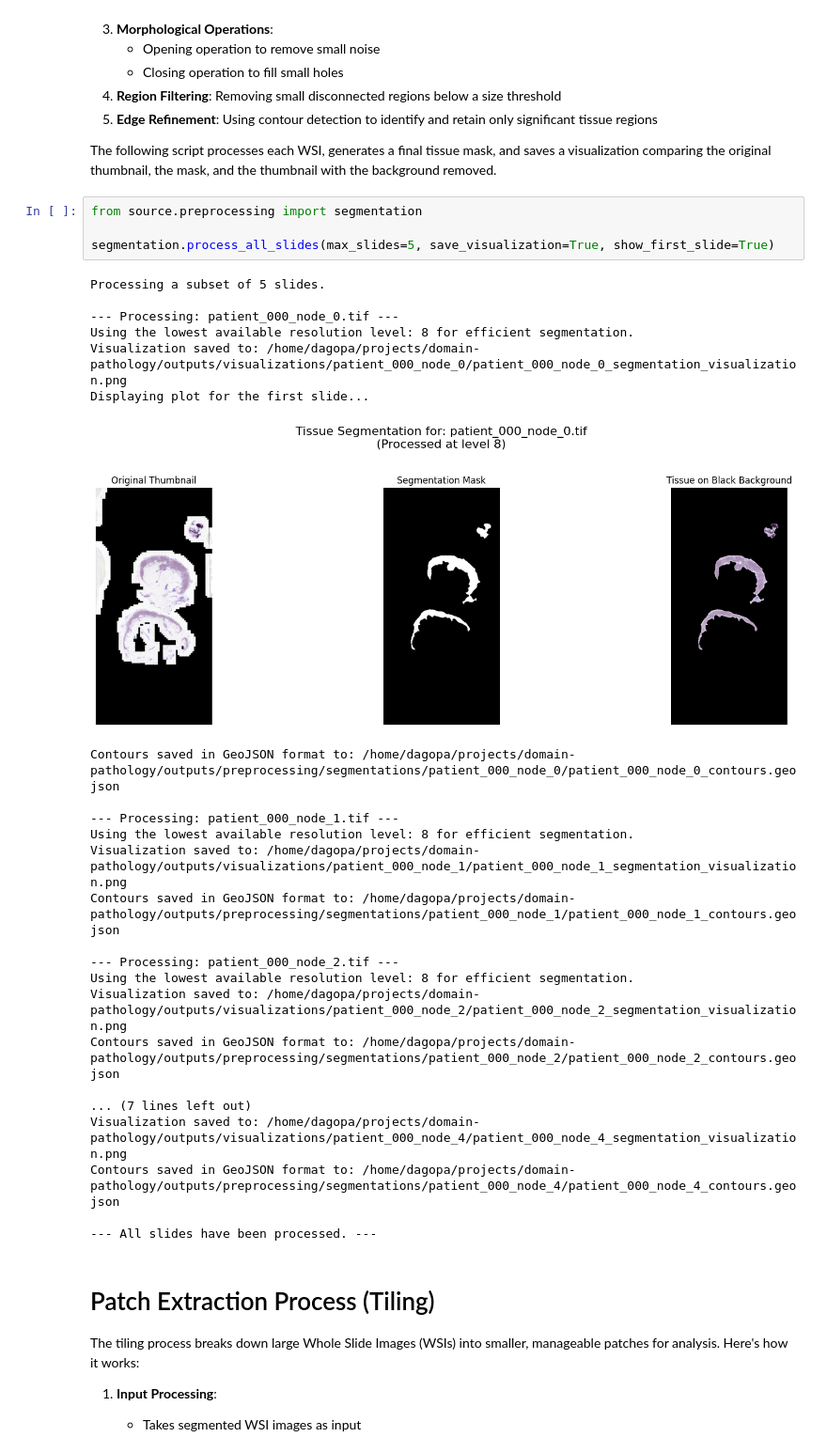
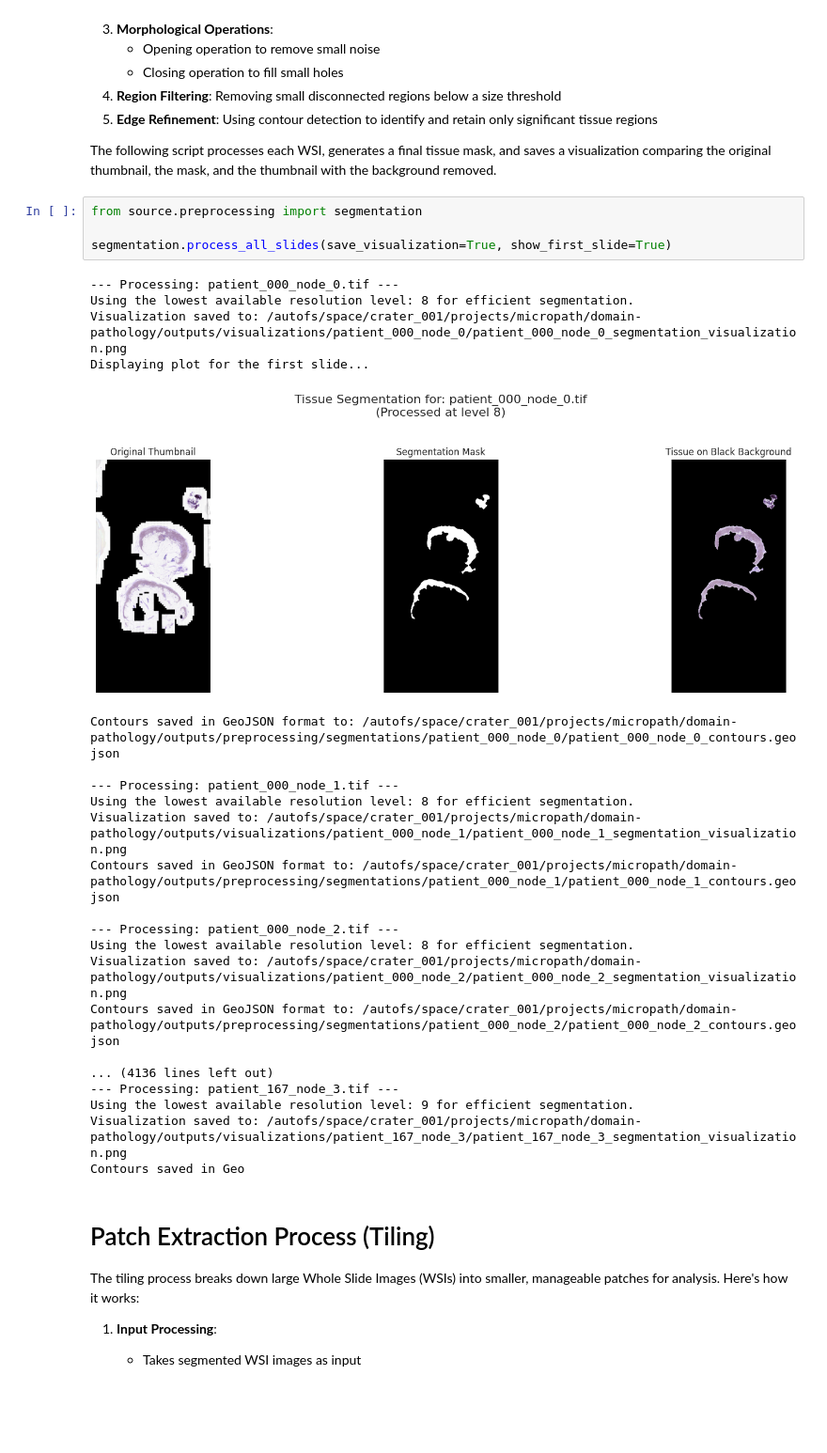
Before and after one commit to dagoPA/domain-pathology, a Jupyter notebook: notebooks/domain_pathology.ipynb, the cells around one changed output. Shown at 94% size. Cells and saved outputs as stored; diff of their text form; blank space fills up the shorter version.

```diff
--- a/notebooks/domain_pathology.ipynb
+++ b/notebooks/domain_pathology.ipynb
@@ -103,32 +103,30 @@ The following script processes each WSI, generates a final tissue mask, and save
 # %%
 from source.preprocessing import segmentation
 
-segmentation.process_all_slides(max_slides=5, save_visualization=True, show_first_slide=True)
+segmentation.process_all_slides(save_visualization=True, show_first_slide=True)
 # %% [output]
-Processing a subset of 5 slides.
-
 --- Processing: patient_000_node_0.tif ---
 Using the lowest available resolution level: 8 for efficient segmentation.
-Visualization saved to: /home/dagopa/projects/domain-pathology/outputs/visualizations/patient_000_node_0/patient_000_node_0_segmentation_visualization.png
+Visualization saved to: /autofs/space/crater_001/projects/micropath/domain-pathology/outputs/visualizations/patient_000_node_0/patient_000_node_0_segmentation_visualization.png
 Displaying plot for the first slide...
-[figure, old version]
+[figure, new version]
-Contours saved in GeoJSON format to: /home/dagopa/projects/domain-pathology/outputs/preprocessing/segmentations/patient_000_node_0/patient_000_node_0_contours.geojson
+Contours saved in GeoJSON format to: /autofs/space/crater_001/projects/micropath/domain-pathology/outputs/preprocessing/segmentations/patient_000_node_0/patient_000_node_0_contours.geojson
 
 --- Processing: patient_000_node_1.tif ---
 Using the lowest available resolution level: 8 for efficient segmentation.
-Visualization saved to: /home/dagopa/projects/domain-pathology/outputs/visualizations/patient_000_node_1/patient_000_node_1_segmentation_visualization.png
-Contours saved in GeoJSON format to: /home/dagopa/projects/domain-pathology/outputs/preprocessing/segmentations/patient_000_node_1/patient_000_node_1_contours.geojson
+Visualization saved to: /autofs/space/crater_001/projects/micropath/domain-pathology/outputs/visualizations/patient_000_node_1/patient_000_node_1_segmentation_visualization.png
+Contours saved in GeoJSON format to: /autofs/space/crater_001/projects/micropath/domain-pathology/outputs/preprocessing/segmentations/patient_000_node_1/patient_000_node_1_contours.geojson
 
 --- Processing: patient_000_node_2.tif ---
 Using the lowest available resolution level: 8 for efficient segmentation.
-Visualization saved to: /home/dagopa/projects/domain-pathology/outputs/visualizations/patient_000_node_2/patient_000_node_2_segmentation_visualization.png
-Contours saved in GeoJSON format to: /home/dagopa/projects/domain-pathology/outputs/preprocessing/segmentations/patient_000_node_2/patient_000_node_2_contours.geojson
+Visualization saved to: /autofs/space/crater_001/projects/micropath/domain-pathology/outputs/visualizations/patient_000_node_2/patient_000_node_2_segmentation_visualization.png
+Contours saved in GeoJSON format to: /autofs/space/crater_001/projects/micropath/domain-pathology/outputs/preprocessing/segmentations/patient_000_node_2/patient_000_node_2_contours.geojson
 
-... (7 lines left out)
-Visualization saved to: /home/dagopa/projects/domain-pathology/outputs/visualizations/patient_000_node_4/patient_000_node_4_segmentation_visualization.png
-Contours saved in GeoJSON format to: /home/dagopa/projects/domain-pathology/outputs/preprocessing/segmentations/patient_000_node_4/patient_000_node_4_contours.geojson
-
---- All slides have been processed. ---
+... (4136 lines left out)
+--- Processing: patient_167_node_3.tif ---
+Using the lowest available resolution level: 9 for efficient segmentation.
+Visualization saved to: /autofs/space/crater_001/projects/micropath/domain-pathology/outputs/visualizations/patient_167_node_3/patient_167_node_3_segmentation_visualization.png
+Contours saved in Geo
 # %% [markdown]
 # Patch Extraction Process (Tiling)
 
```
Also changed, not shown: parts of 4 cells of this notebook, 2 other files.
